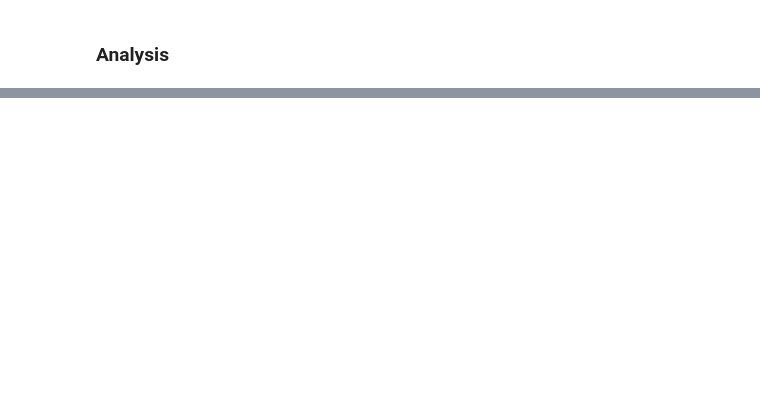
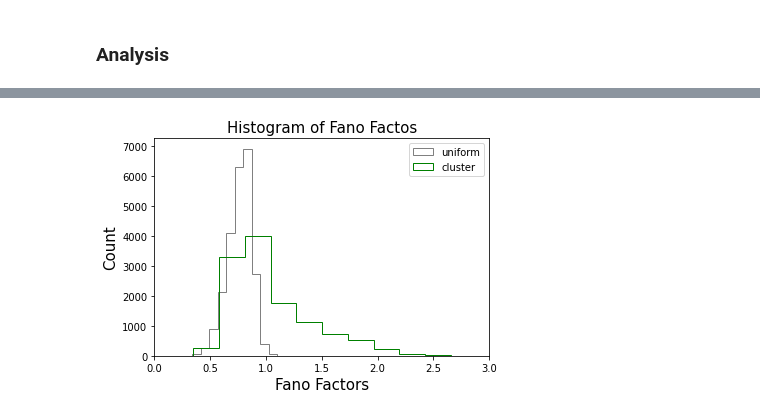
Before and after one commit to anujanegi/clustered-connections, a Jupyter notebook: Slow Dynamics and High Variability in Networks with Clustered Connections.ipynb, the cells around one changed output, grey strips where cells are left out. Drawn from its saved outputs; the diff is of its cells as text; code cells hidden in the pictures; blank space fills up the shorter version.

```diff
--- a/Slow Dynamics and High Variability in Networks with Clustered Connections.ipynb
+++ b/Slow Dynamics and High Variability in Networks with Clustered Connections.ipynb
@@ -55,0 +59,9 @@ plt.show()
+# %%
+# fano factor histogram
+fano_count_uniform = get_fano_factor(spike_train_uniform_network, after_duration, duration, N_trials, N_realizations, N_exc,  neuron_type='excitatory', network_type='uniform', window_size = 0.1 )
+fano_count_cluster = get_fano_factor(spike_train_cluster_network, after_duration, duration, N_trials, N_realizations, N_exc,  neuron_type='excitatory', network_type='clustered', window_size = 0.1 )
+fano_factor_histogram_plot(fano_count_uniform, fano_count_cluster)
+
+# TODO: need to firgure bin size or sth out to get the correct y-range
+# %% [output]
+[figure, added]
```
Also changed, not shown: parts of 10 cells of this notebook.
